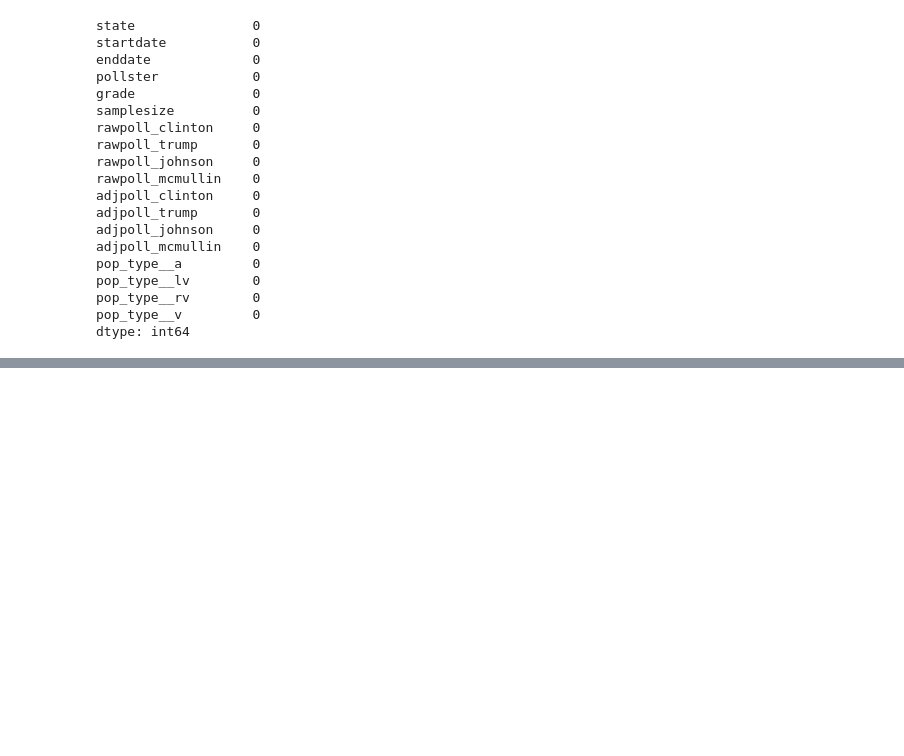
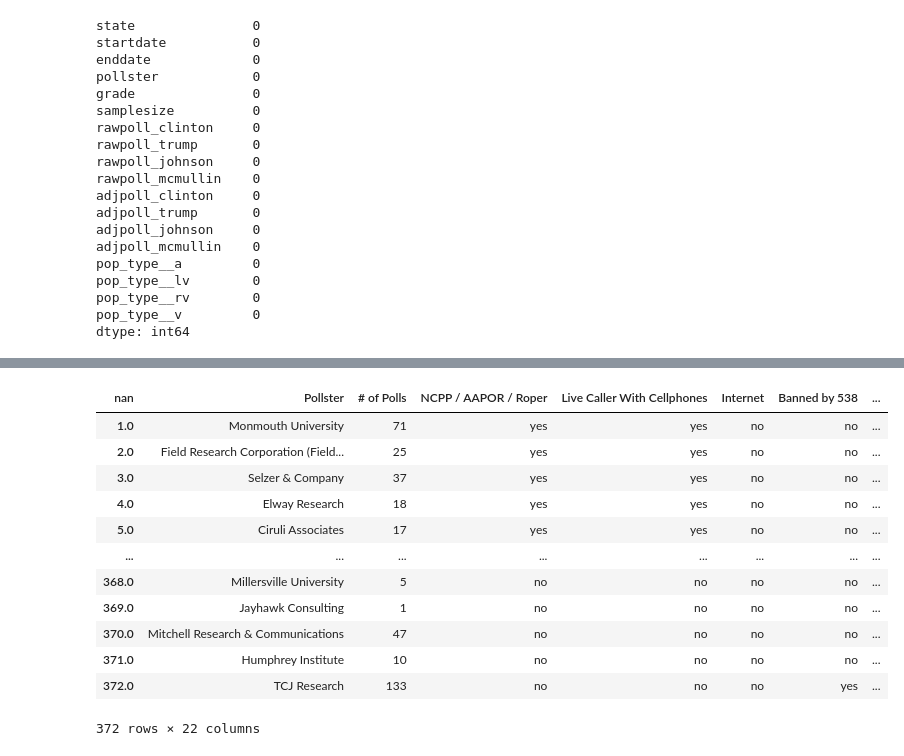
Before and after one commit to EvaGostiuk/MAT4376-project-1-team-3, a Jupyter notebook: DataCleaning/MAT4376_p1.ipynb, the cells around one changed output, grey strips where cells are left out. Cells and saved outputs as stored; diff of their text form; code cells hidden in the pictures; blank space fills up the shorter version.

```diff
--- a/DataCleaning/MAT4376_p1.ipynb
+++ b/DataCleaning/MAT4376_p1.ipynb
@@ -204,0 +225,19 @@ files.download('polls_us_election_2016_clean.csv')
+# %%
+df2 = pd.read_excel('pollster-stats-full.xlsx', index_col=0)
+df2.columns = df2.iloc[0]
+df2 = df2.iloc[1:]
+df2
+# %% [output]
+| nan | Pollster | # of Polls | NCPP / AAPOR / Roper | Live Caller With Cellphones | Internet | Banned by 538 | ... |
+| 1.0 | Monmouth University | 71 | yes | yes | no | no | ... |
+| 2.0 | Field Research Corporation (Field... | 25 | yes | yes | no | no | ... |
+| 3.0 | Selzer & Company | 37 | yes | yes | no | no | ... |
+| 4.0 | Elway Research | 18 | yes | yes | no | no | ... |
+| 5.0 | Ciruli Associates | 17 | yes | yes | no | no | ... |
+| ... | ... | ... | ... | ... | ... | ... | ... |
+| 368.0 | Millersville University | 5 | no | no | no | no | ... |
+| 369.0 | Jayhawk Consulting | 1 | no | no | no | no | ... |
+| 370.0 | Mitchell Research & Communications | 47 | no | no | no | no | ... |
+| 371.0 | Humphrey Institute | 10 | no | no | no | no | ... |
+| 372.0 | TCJ Research | 133 | no | no | no | yes | ... |
+372 rows × 22 columns
```
Also changed, not shown: parts of 11 cells of this notebook, 2 other files.
